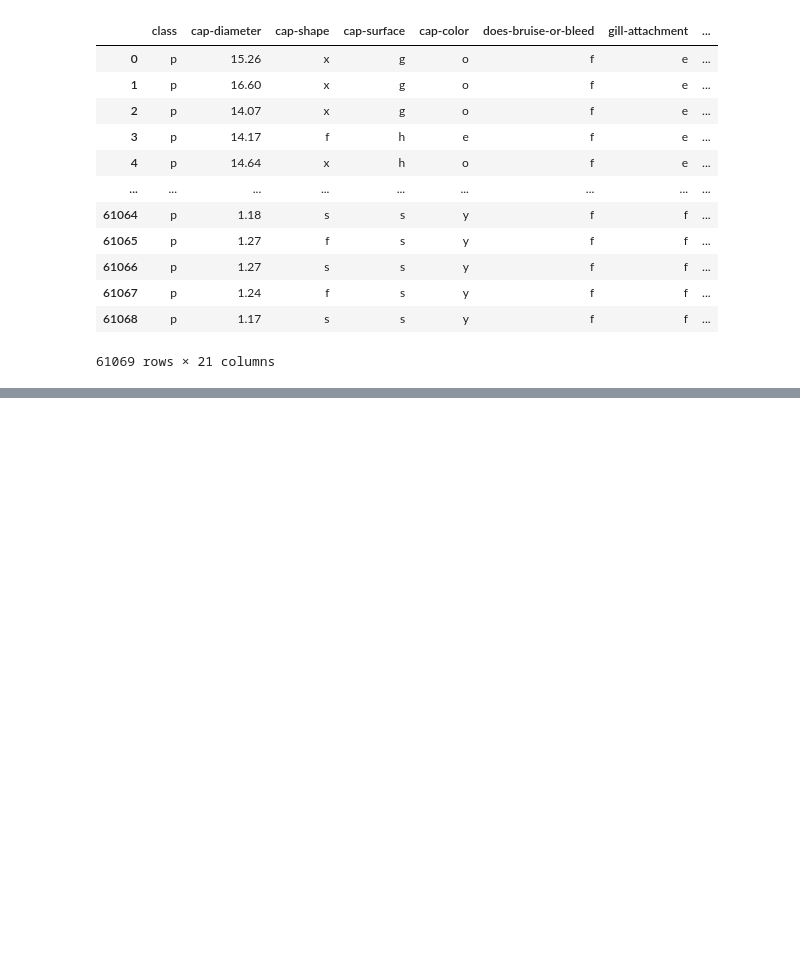
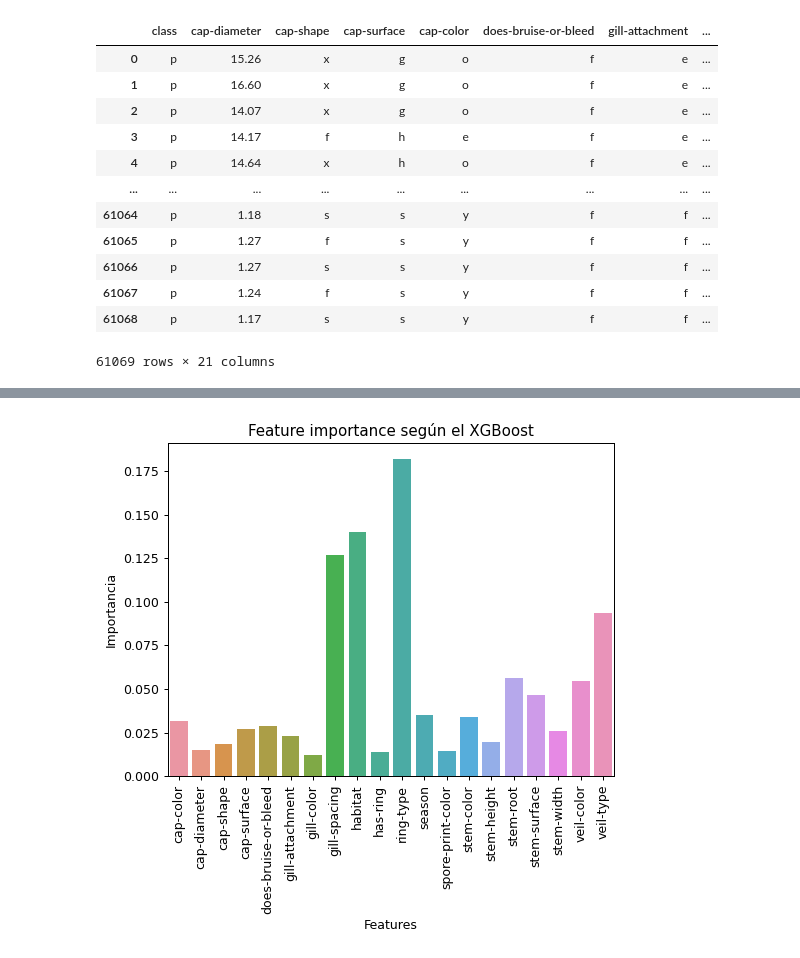
Before and after one commit to MarcosBianchii/Organizacion-de-Datos, a Jupyter notebook: TP2/ML.ipynb, the cells around one changed output, grey strips where cells are left out. Drawn from its saved outputs; the diff is of its cells as text; code cells hidden in the pictures; blank space fills up the shorter version.

```diff
--- a/TP2/ML.ipynb
+++ b/TP2/ML.ipynb
@@ -42,7 +42,9 @@ df
 | 61068 | p | 1.17 | s | s | y | f | f | ... |
 61069 rows × 21 columns
 # %%
-# Separo los datos en train y test.
-X = df.drop(['class'], axis=1)
+# Separo en train, test y validación.
+X = df.drop(['class'], axis=1).fillna('#')
 y = df['class']
 X_train, X_test, y_train, y_test = train_test_split(X, y, test_size=0.2, random_state=123)
+X_test, X_validacion, y_test, y_validacion = train_test_split(X_test, y_test, test_size=0.5, random_state=123)
+# 80% train, 10% test, 10% validación.
@@ -91,5 +104,5 @@ X_test = pd.concat([X_test, continuas_test], axis=1)
 # %%
-xg = xgb.XGBClassifier(objective='binary:logistic', random_state=123)
+xg = xgb.XGBClassifier(objective='binary:logistic', max_depth=7, random_state=123)
 xg.fit(X_train, y_train)
 # %% [output]
 XGBClassifier(base_score=None, booster=None, callbacks=None,
@@ -133 +142,7 @@ csv_predicciones.to_csv('data/predicciones_xgboost.csv', index=False)
 pickle.dump(xg, open('modelos/xgb.pkl', 'wb'))
+# %%
+features = pd.DataFrame({'feature': X_train.columns, 'importance': xg.feature_importances_})
+features.feature = features.feature.map(lambda x: x.split('_')[0])
+features.importance = features.importance.map(abs)
+features = features.groupby('feature').sum().reset_index()
+features.head()
@@ -133,0 +156,10 @@ pickle.dump(xg, open('modelos/xgb.pkl', 'wb'))
+# %%
+plt.figure(dpi=90)
+sns.barplot(features, x='feature', y='importance')
+plt.title('Feature importance según el XGBoost')
+plt.xlabel('Features')
+plt.ylabel('Importancia')
+plt.xticks(rotation=90)
+plt.show()
+# %% [output]
+[figure, added]
```
Also changed, not shown: parts of 14 cells of this notebook, 7 other files.
